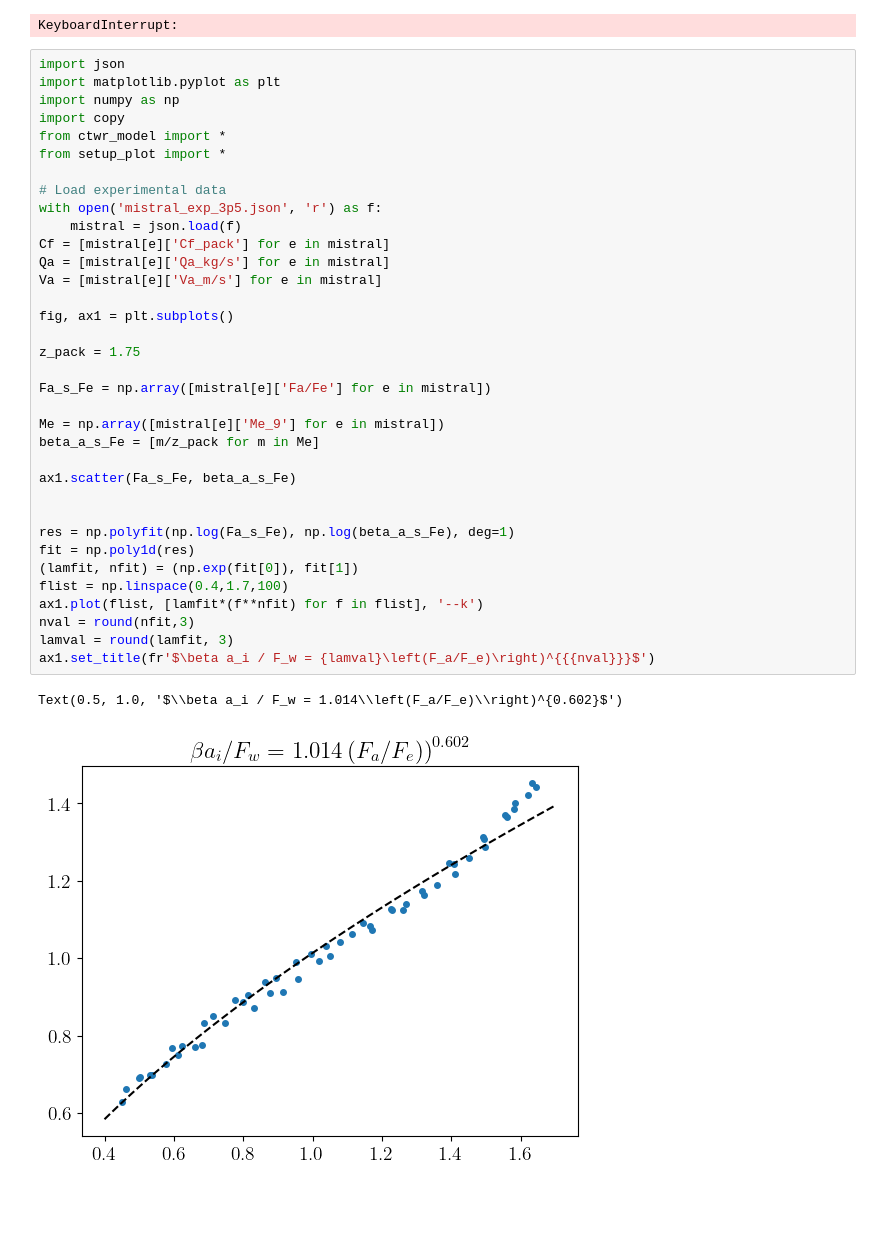
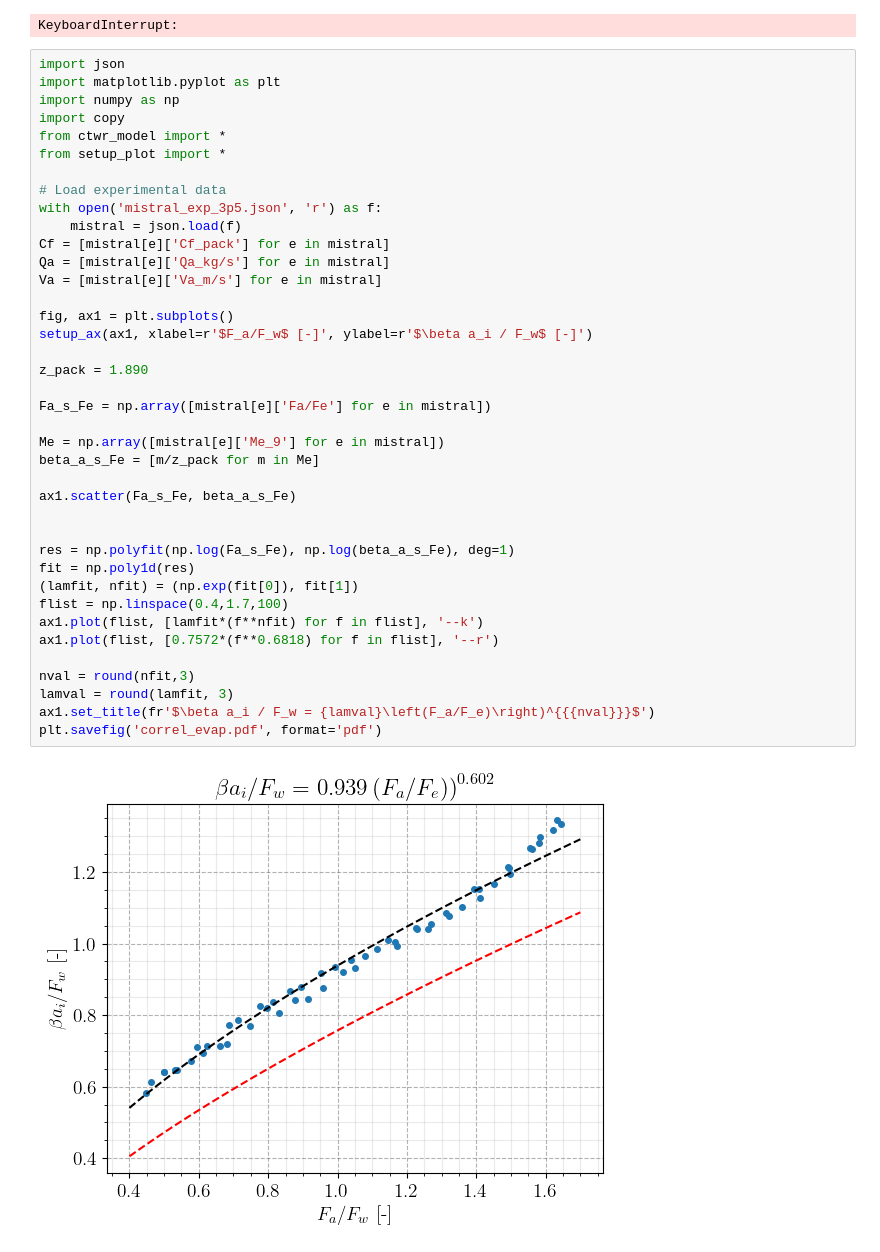
Before and after one commit to lucfavre/ctwr_model, a Jupyter notebook: water_content.ipynb, the cells around one changed output. Saved outputs shown, nothing was run; the diff lists cells and outputs as text; blank space fills up the shorter version.

```diff
--- a/water_content.ipynb
+++ b/water_content.ipynb
@@ -126,33 +126,36 @@ import copy
 from ctwr_model import *
 from setup_plot import *
 
 # Load experimental data
 with open('mistral_exp_3p5.json', 'r') as f:
     mistral = json.load(f)
 Cf = [mistral[e]['Cf_pack'] for e in mistral]
 Qa = [mistral[e]['Qa_kg/s'] for e in mistral]
 Va = [mistral[e]['Va_m/s'] for e in mistral]
 
 fig, ax1 = plt.subplots()
+setup_ax(ax1, xlabel=r'$F_a/F_w$ [-]', ylabel=r'$\beta a_i / F_w$ [-]')
 
-z_pack = 1.75
+z_pack = 1.890
 
 Fa_s_Fe = np.array([mistral[e]['Fa/Fe'] for e in mistral])
 
 Me = np.array([mistral[e]['Me_9'] for e in mistral])
 beta_a_s_Fe = [m/z_pack for m in Me]
 
 ax1.scatter(Fa_s_Fe, beta_a_s_Fe)
 
 
 res = np.polyfit(np.log(Fa_s_Fe), np.log(beta_a_s_Fe), deg=1)
 fit = np.poly1d(res)
 (lamfit, nfit) = (np.exp(fit[0]), fit[1])
 flist = np.linspace(0.4,1.7,100)
 ax1.plot(flist, [lamfit*(f**nfit) for f in flist], '--k')
+ax1.plot(flist, [0.7572*(f**0.6818) for f in flist], '--r')
+
 nval = round(nfit,3)
 lamval = round(lamfit, 3)
 ax1.set_title(fr'$\beta a_i / F_w = {lamval}\left(F_a/F_e)\right)^{{{nval}}}$')
+plt.savefig('correl_evap.pdf', format='pdf')
 # %% [output]
-Text(0.5, 1.0, '$\\beta a_i / F_w = 1.014\\left(F_a/F_e)\\right)^{0.602}$')
-[figure, old version]
+[figure, new version]
```
